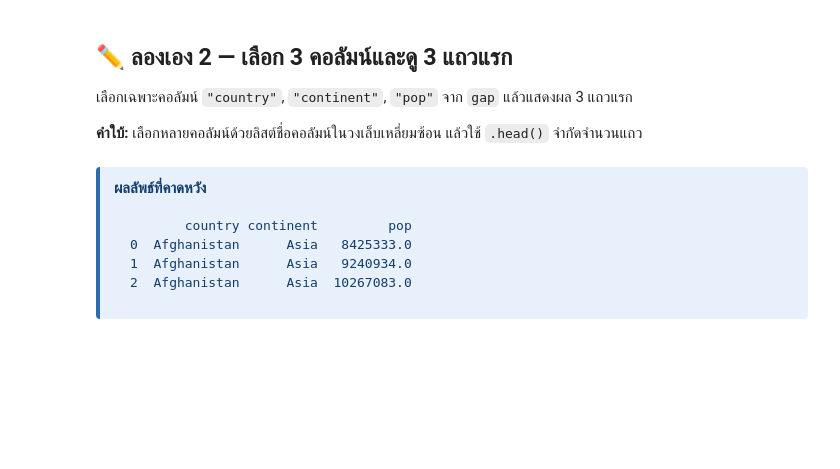
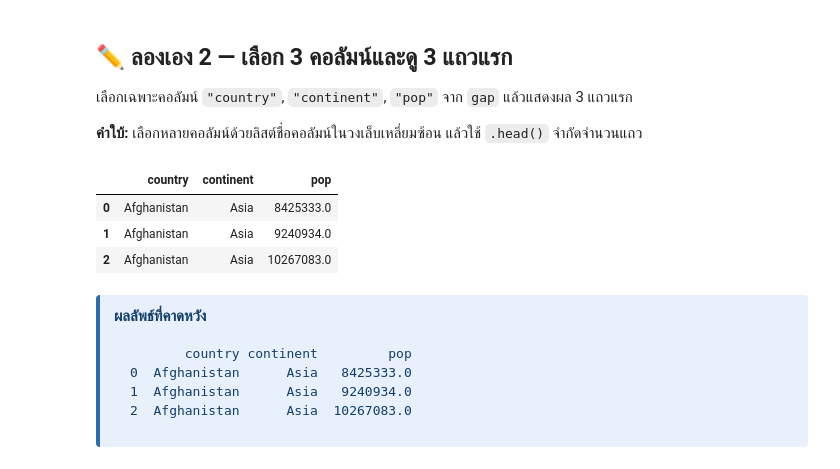
Before and after one commit to utarn/datascience-metrology, a Jupyter notebook: day1/module2_pandas_tables/book.ipynb, the cells around one changed output. Saved outputs shown, nothing was run; the diff lists cells and outputs as text; code cells hidden in the pictures; blank space fills up the shorter version.

```diff
--- a/day1/module2_pandas_tables/book.ipynb
+++ b/day1/module2_pandas_tables/book.ipynb
@@ -151,6 +156,12 @@ Name: country, dtype: str
 # %%
 # ลองเขียนโค้ดของคุณที่นี่
 # แสดง 3 แถวแรกของคอลัมน์ country, continent, pop จาก gap
+gap[["country", "continent", "pop"]].head(3)
+# %% [output]
+|  | country | continent | pop |
+| 0 | Afghanistan | Asia | 8425333.0 |
+| 1 | Afghanistan | Asia | 9240934.0 |
+| 2 | Afghanistan | Asia | 10267083.0 |
 # %% [markdown]
 <div style="background-color:#e8f1fb; border-left:4px solid #2b6cb0; padding:10px 14px; border-radius:4px; color:#123d6b;">
 
```
Also changed, not shown: parts of 8 cells of this notebook, 13 other files.
